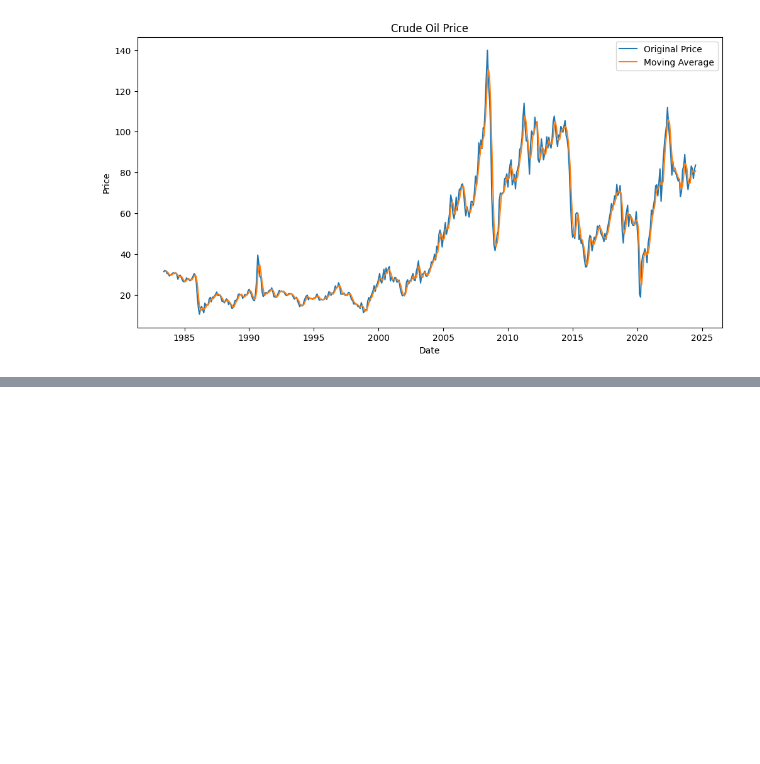
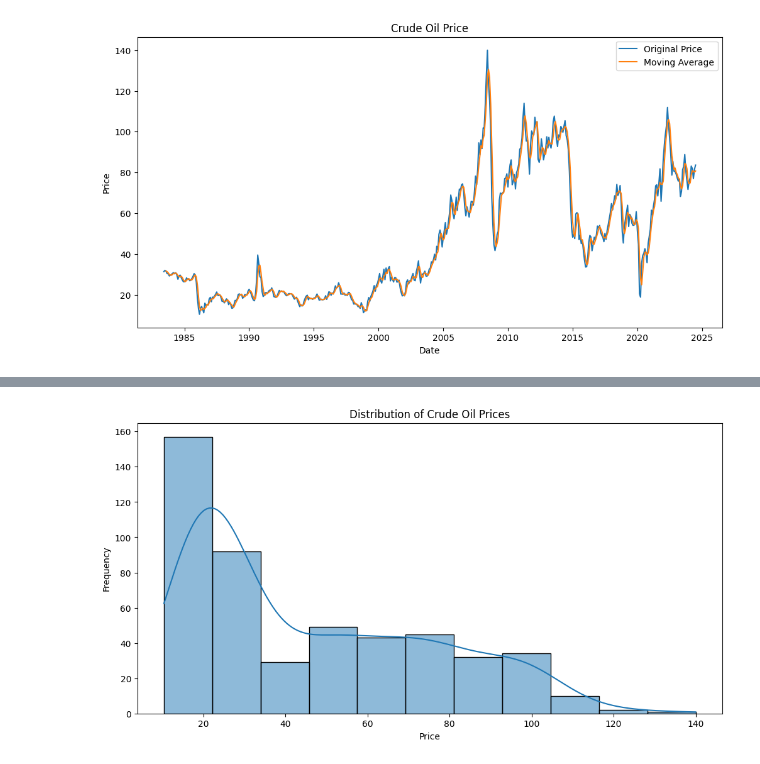
Before and after one commit to jodahe1/Birhan-Energies-, a Jupyter notebook: Task 1/Scripts/preprocessing.ipynb, the cells around one changed output, grey strips where cells are left out. Drawn from its saved outputs; the diff is of its cells as text; code cells hidden in the pictures; blank space fills up the shorter version.

```diff
--- a/Task 1/Scripts/preprocessing.ipynb
+++ b/Task 1/Scripts/preprocessing.ipynb
@@ -103,0 +166,10 @@ plt.show()
+# %%
+# Histogram and Density Plot
+plt.figure(figsize=(12, 6))
+sns.histplot(df['price'], kde=True)
+plt.title('Distribution of Crude Oil Prices')
+plt.xlabel('Price')
+plt.ylabel('Frequency')
+plt.show()
+# %% [output]
+[figure, added]
```
Also changed, not shown: parts of 11 cells of this notebook.
